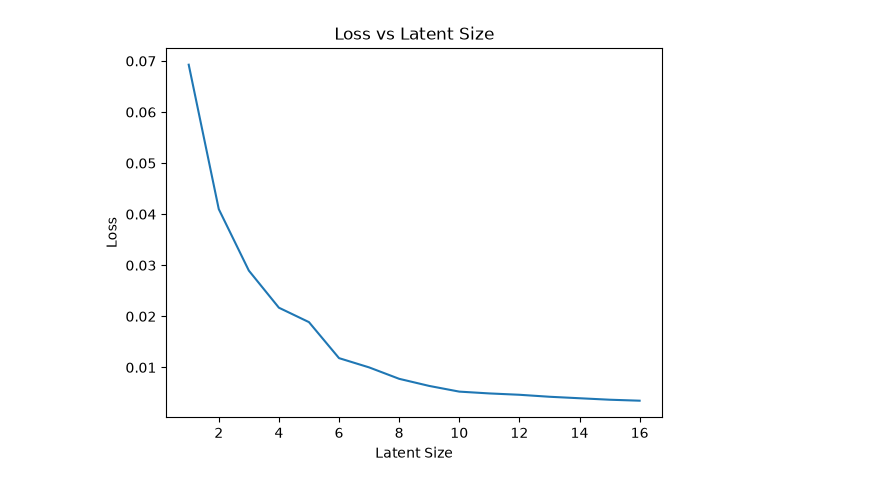
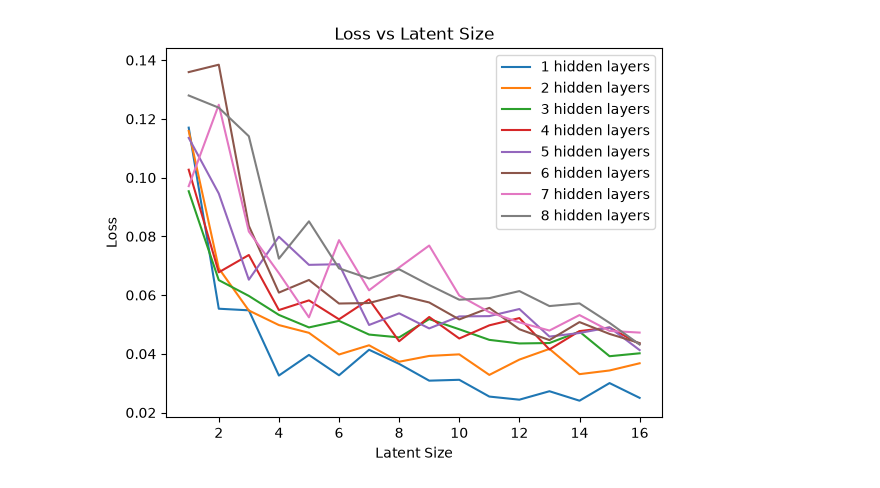
Before and after one commit to gespel/MicroNeuralNetworks, a Jupyter notebook: model-generator/explore.ipynb, the cells around one changed output. Saved outputs shown, nothing was run; the diff lists cells and outputs as text; code cells hidden in the pictures.

```diff
--- a/model-generator/explore.ipynb
+++ b/model-generator/explore.ipynb
@@ -57,20 +57,18 @@ class BinaryHiddenLayer(nn.Module):
 
 
 class BinaryAutoencoder(nn.Module):
-    def __init__(self, input_size=8, hidden_size=48, latent_size=8):
+    def __init__(self, input_size=8, hidden_size=48, number_hidden_layers=2,latent_size=8):
         super().__init__()
 
         self.encoder = nn.Sequential(
             BinaryHiddenLayer(input_size, hidden_size),
-            BinaryHiddenLayer(hidden_size, hidden_size),
-            BinaryHiddenLayer(hidden_size, hidden_size),
+            *[BinaryHiddenLayer(hidden_size, hidden_size) for _ in range(number_hidden_layers - 1)],
             BinaryHiddenLayer(hidden_size, latent_size),
         )
 
         self.decoder = nn.Sequential(
             BinaryHiddenLayer(latent_size, hidden_size),
-            BinaryHiddenLayer(hidden_size, hidden_size),
-            BinaryHiddenLayer(hidden_size, hidden_size),
+            *[BinaryHiddenLayer(hidden_size, hidden_size) for _ in range(number_hidden_layers - 1)],
             nn.Linear(hidden_size, input_size),
         )
 
@@ -81,16 +79,19 @@ class BinaryAutoencoder(nn.Module):
 # %%
 import numpy as np
 import tqdm
+
+MAX_LAYERS = 8
+MAX_HIDDEN_SIZE = 16
 
 device = torch.device("cuda" if torch.cuda.is_available() else "cpu")
 print(f"Using device: {device}")
 
 x = torch.tensor(train_dataset.to_numpy(dtype=np.float32)).to(device)
-def train_test_model(data, size):
-    model = BinaryAutoencoder(input_size=data.shape[1], hidden_size=size*4, latent_size=size).to(device)
+def train_test_model(data, size, number_hidden_layers=2):
+    model = BinaryAutoencoder(input_size=data.shape[1], hidden_size=size*4, number_hidden_layers=number_hidden_layers, latent_size=size).to(device)
     optimizer = torch.optim.Adam(model.parameters(), lr=1e-3)
 
-    epochs = 40000
+    epochs = 5000
     pbar = tqdm.tqdm(range(epochs))
     losses = []
     for epoch in pbar:
@@ -105,10 +106,12 @@ def train_test_model(data, size):
 
 measured_losses = []
 
-for i in range(1, 17):
-    print(f"Training model with latent size {i} and hidden size {i*4}")
-    loss = train_test_model(x, i)
-    measured_losses.append(loss)
-    print(f"Final loss for latent size {i} and hidden size {i*4}: {loss}")
+for i in range(1, MAX_LAYERS + 1):
+    print(f"Training models with {i} hidden layers")
+    for j in range(1, MAX_HIDDEN_SIZE + 1):
+        print(f"\tTraining model with latent size {j} and hidden size {j*4}")
+        loss = train_test_model(x, j, number_hidden_layers=i)
+        measured_losses.append((i, j, loss))
+        print(f"\tFinal loss for latent size {j} and hidden size {j*4}: {loss}")
 # %% [output]
 Using device: cuda
@@ -139,10 +143,13 @@ Training model with latent size 12 and hidden size 48
 # %%
 from matplotlib import pyplot as plt
 
-plt.plot(range(1, 17), measured_losses)
+for i in range(1, MAX_LAYERS + 1):
+    losses_for_layer = [loss for layer, size, loss in measured_losses if layer == i]
+    plt.plot(range(1, MAX_HIDDEN_SIZE + 1), losses_for_layer, label=f"{i} hidden layers")
 plt.xlabel("Latent Size")
 plt.ylabel("Loss")
 plt.title("Loss vs Latent Size")
+plt.legend()
 plt.show()
 # %% [output]
-[figure, old version]
+[figure, new version]
```
Also changed, not shown: parts of 2 cells of this notebook, 1 other file.
